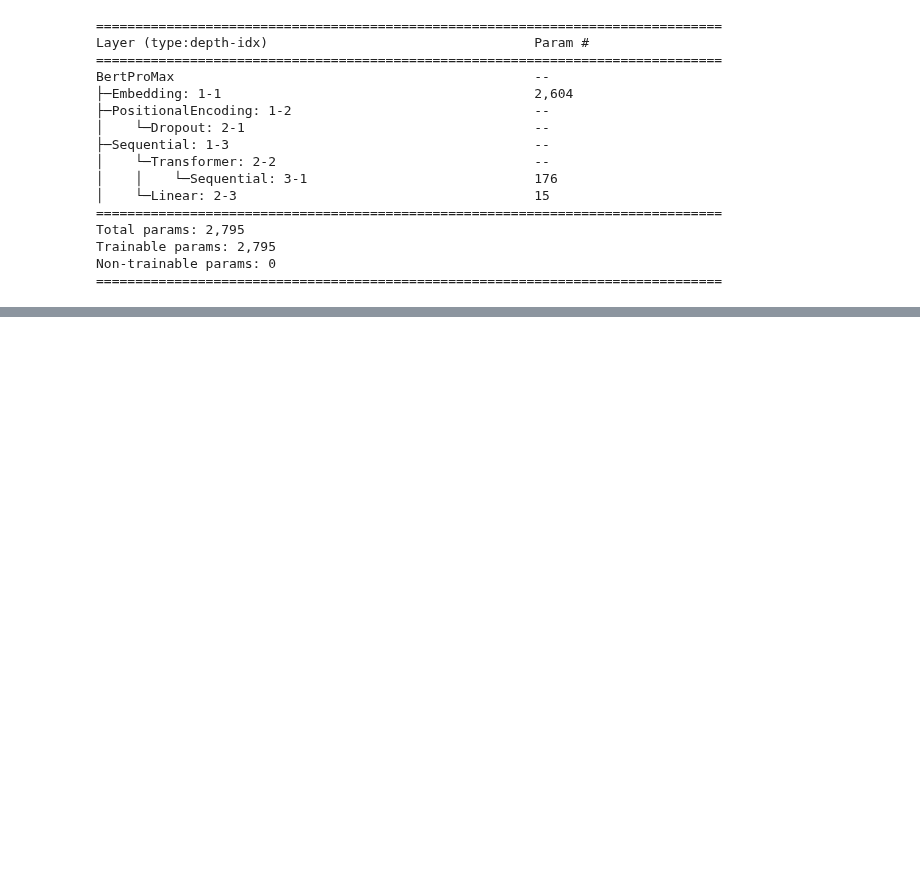
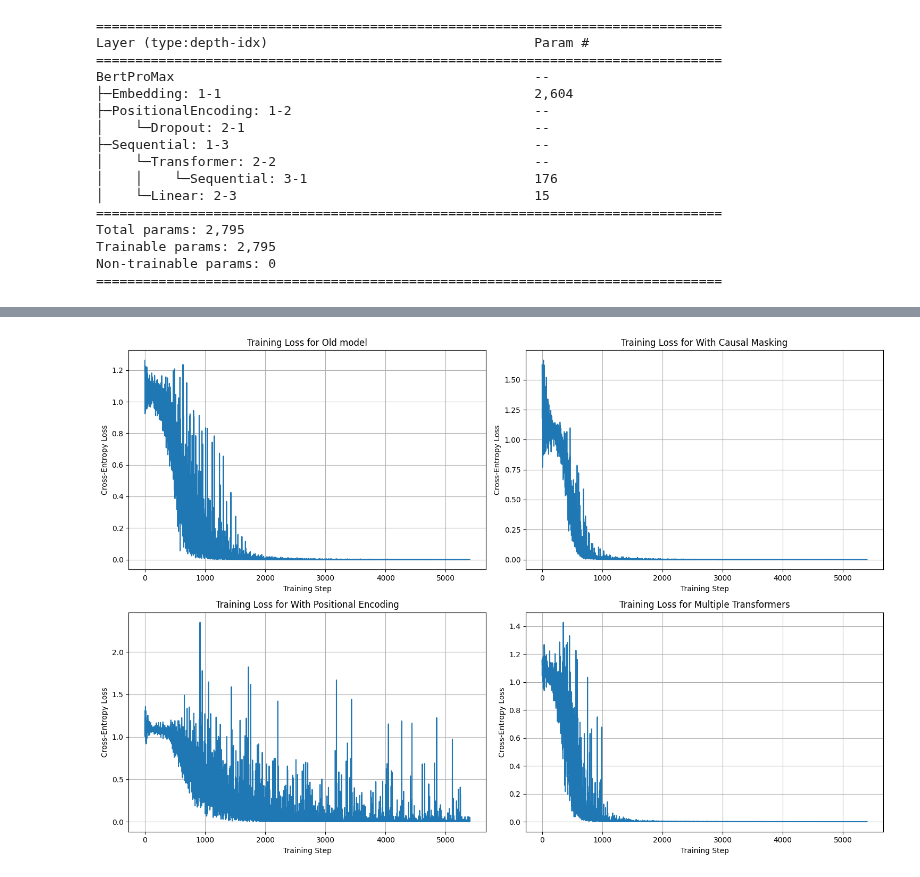
Before and after one commit to dattito/ml-journey, a Jupyter notebook: transformers_from_scratch/main.ipynb, the cells around one changed output, grey strips where cells are left out. Drawn from its saved outputs; the diff is of its cells as text; code cells hidden in the pictures; blank space fills up the shorter version.

```diff
--- a/transformers_from_scratch/main.ipynb
+++ b/transformers_from_scratch/main.ipynb
@@ -72,11 +72,11 @@ class ResidualAdd(nn.Module):
         return r+X
 # %%
 class Transformer(nn.Module):
-    def __init__(self, embedding_dim, n_heads):
+    def __init__(self, embedding_dim, n_heads, causal_masking):
         super().__init__()
         self.layers = nn.Sequential(
             nn.LayerNorm(embedding_dim),
-            ResidualAdd(MultiHeadAttention(embedding_dim, n_heads)),
+            ResidualAdd(MultiHeadAttention(embedding_dim, n_heads, causal_masking)),
             nn.LayerNorm(embedding_dim),
             ResidualAdd(
                 nn.Sequential(
@@ -110,18 +109,21 @@ class PositionalEncoding(nn.Module):
         return self.dropout(x)
 # %%
 class BertProMax(nn.Module):
-    def __init__(self, n_embeddings, embedding_dim, transformer_count, n_heads, n_classes):
+    def __init__(self, n_embeddings, embedding_dim, transformer_count, n_heads, n_classes, positional_encoding, causal_masking):
         super().__init__()
         self.embeddings = nn.Embedding(n_embeddings, embedding_dim)
-        self.positional_encoding = PositionalEncoding(embedding_dim)
+        if positional_encoding:
+            self.positional_encoder = PositionalEncoding(embedding_dim)
+        self.positional_encoding = positional_encoding
         self.layers = nn.Sequential(
-            *(Transformer(embedding_dim, n_heads) for _ in range(transformer_count)),
+            *(Transformer(embedding_dim, n_heads, causal_masking) for _ in range(transformer_count)),
             nn.Linear(embedding_dim, n_classes),
         )
 
     def forward(self, X):
         X = self.embeddings(X)
-        X = self.positional_encoding(X)
+        if self.positional_encoding:
+            X = self.positional_encoder(X)
         X = self.layers(X)
         X = X.mean(dim=1)
         return X
@@ -132,6 +134,8 @@ model = BertProMax(
     transformer_count=1,
     n_heads=2,
     n_classes=3,
+    positional_encoding=True,
+    causal_masking=True
 )
 
 summary(model, input=(26,), dtypes=[torch.int])
@@ -225,0 +269,41 @@ Val Loss: 0.0
+# %%
+import seaborn as sns
+import pandas as pd
+import matplotlib.pyplot as plt
+
+variant_names = [
+    "Old model",
+    "With Causal Masking",
+    "With Positional Encoding",
+    "Multiple Transformers"
+]
+
+plot_data = []
+for i, variant_losses in enumerate(variants):
+    losses_float = [loss.item() for loss in variant_losses]
+
+    df_variant = pd.DataFrame({
+        'Step': range(len(losses_float)),
+        'Loss': losses_float,
+        'Variant': variant_names[i]
+    })
+    plot_data.append(df_variant)
+
+full_plot_data = pd.concat(plot_data)
+
+fig, axes = plt.subplots(2, 2, figsize=(15, 10))
+axes = axes.flatten()
+
+for i, variant_name in enumerate(variant_names):
+    ax = axes[i]
+    variant_data = full_plot_data[full_plot_data['Variant'] == variant_name]
+    sns.lineplot(data=variant_data, x='Step', y='Loss', ax=ax)
+    ax.set_title(f'Training Loss for {variant_name}')
+    ax.set_xlabel('Training Step')
+    ax.set_ylabel('Cross-Entropy Loss')
+    ax.grid(True)
+
+plt.tight_layout()
+plt.show()
+# %% [output]
+[figure, added]
```
Also changed, not shown: parts of 9 cells of this notebook, 2 other files.
